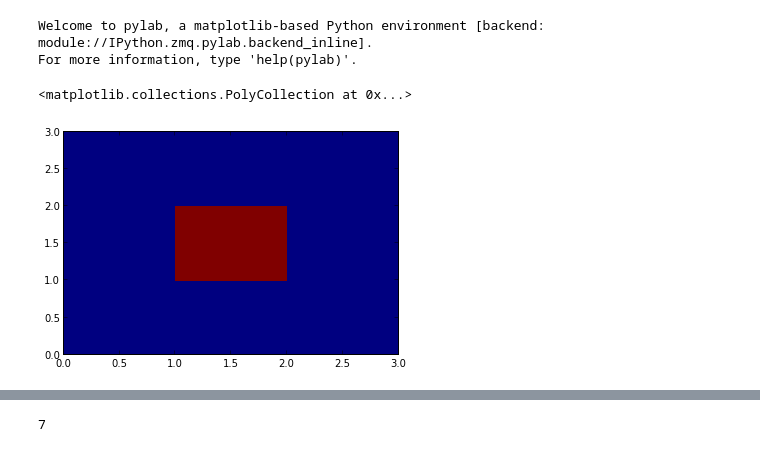
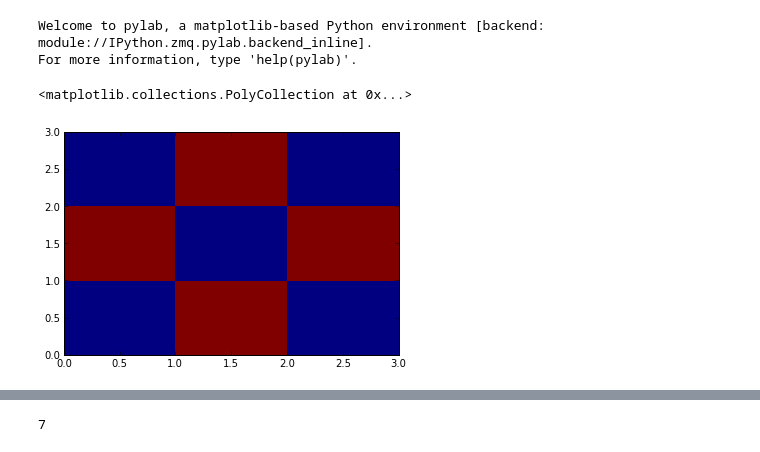
Before and after one commit to dIOGOLOC/cavalo, a Jupyter notebook: Projeto Tomografia.ipynb, the cells around one changed output, grey strips where cells are left out. Saved outputs shown, nothing was run; the diff lists cells and outputs as text; code cells hidden in the pictures.

```diff
--- a/Projeto Tomografia.ipynb
+++ b/Projeto Tomografia.ipynb
@@ -9,11 +9,11 @@ import numpy as np
 import matplotlib.pyplot as plt
 # %%
 #Sendo pt=parâmetros verdadeiros
-pt=[3,3,3,3,10,3,3,3,3]
+pt=np.array([1,10,1,10,1,10,1,10,1])
 plt.pcolor(np.reshape(pt,(3,3)))
 # %% [output]
 <matplotlib.collections.PolyCollection at 0x...>
-[figure, old version]
+[figure, new version]
 # %%
 #Declarando as variáveis:
 
```
Also changed, not shown: parts of 11 cells of this notebook.
